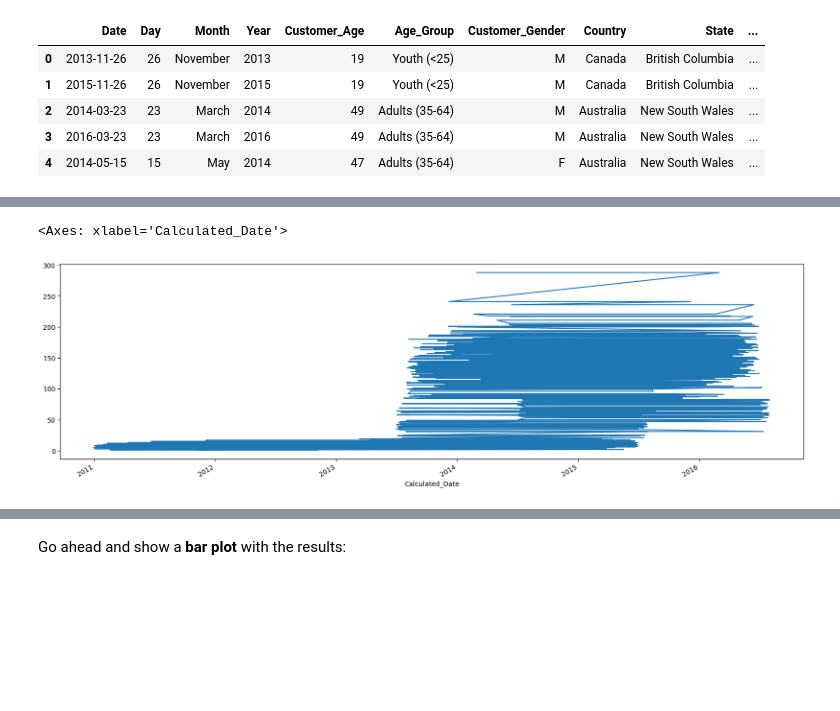
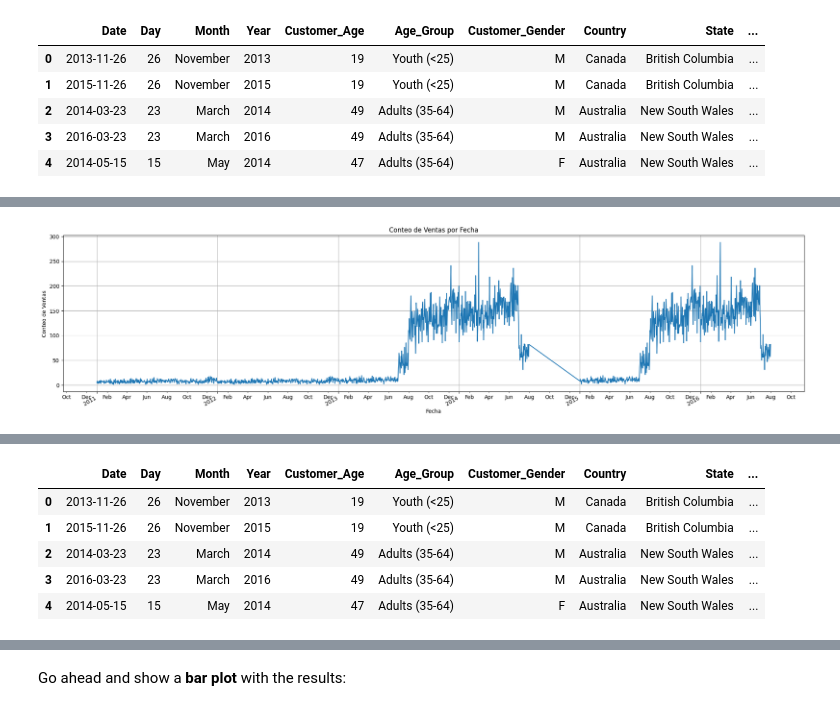
Before and after one commit to Enybyy/Data-Analyst, a Jupyter notebook: FreeCodeCamp/Exercises_1.ipynb, the cells around one changed output, grey strips where cells are left out. Cells and saved outputs as stored; diff of their text form; code cells hidden in the pictures; blank space fills up the shorter version.

```diff
--- a/FreeCodeCamp/Exercises_1.ipynb
+++ b/FreeCodeCamp/Exercises_1.ipynb
@@ -341,11 +304,39 @@ sales['Calculated_Date'].value_counts().sort_index().plot(kind='line',
-# %%
-sales['Calculated_Date'].value_counts().plot(kind='line', figsize=(20,6))
-# %% [output]
-<Axes: xlabel='Calculated_Date'>
-[figure, removed]
+# %%
+# your code goes here
+ax = sales['Calculated_Date'].value_counts().sort_index().plot(kind='line',
+                                                          grid=True,
+                                                          figsize=(25,6));
+
+# COnfigura el localizador 'principal' del eje x para mostrar 'ticks' en cada año.
+ax.xaxis.set_major_locator(mdates.YearLocator())
+# Configura el localizador 'secundario' del eje x para mostrar 'ticks' el día 1 de cada 2 meses.
+ax.xaxis.set_minor_locator(mdates.MonthLocator(bymonthday=1, interval=2))
+# Formatear el eje principal para mostrar el año completo (YYYY)
+ax.xaxis.set_major_formatter(mdates.DateFormatter('%Y'))
+# Formatear el eje secundario para mostrar los meses abreviados (MMM)
+ax.xaxis.set_minor_formatter(mdates.DateFormatter('%b'))
+
+# Añadir títulos
+plt.title('Conteo de Ventas por Fecha')
+plt.xlabel('Fecha')
+plt.ylabel('Conteo de Ventas')
+
+# Mostrar el gráfico
+plt.show()
+# %% [output]
+[figure, added]
 # %% [markdown]
 ![green-divider](https://user-images.githubusercontent.com/7065401/52071924-c003ad80-2562-11e9-8297-1c6595f8a7ff.png)
 
 ### Increase 50 U$S revenue to every sale
 # %%
 # your code goes here
+sales['Revenue'] += 50
+sales.head()
+# %% [output]
+|  | Date | Day | Month | Year | Customer_Age | Age_Group | Customer_Gender | Country | State | ... |
+| 0 | 2013-11-26 | 26 | November | 2013 | 19 | Youth (<25) | M | Canada | British Columbia | ... |
+| 1 | 2015-11-26 | 26 | November | 2015 | 19 | Youth (<25) | M | Canada | British Columbia | ... |
+| 2 | 2014-03-23 | 23 | March | 2014 | 49 | Adults (35-64) | M | Australia | New South Wales | ... |
+| 3 | 2016-03-23 | 23 | March | 2016 | 49 | Adults (35-64) | M | Australia | New South Wales | ... |
+| 4 | 2014-05-15 | 15 | May | 2014 | 47 | Adults (35-64) | F | Australia | New South Wales | ... |
```
Also changed, not shown: parts of 53 cells of this notebook, 1 other file.
